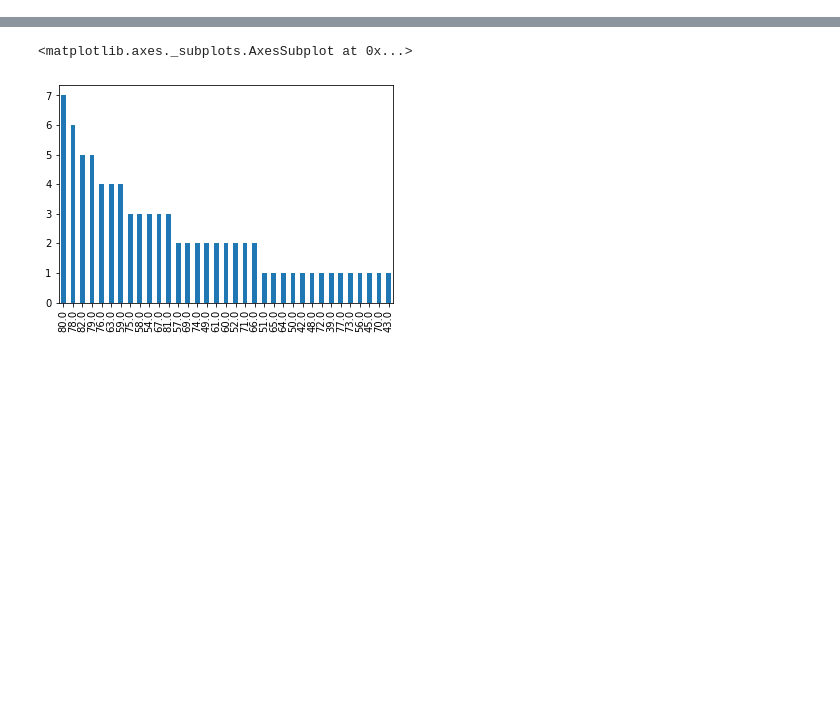
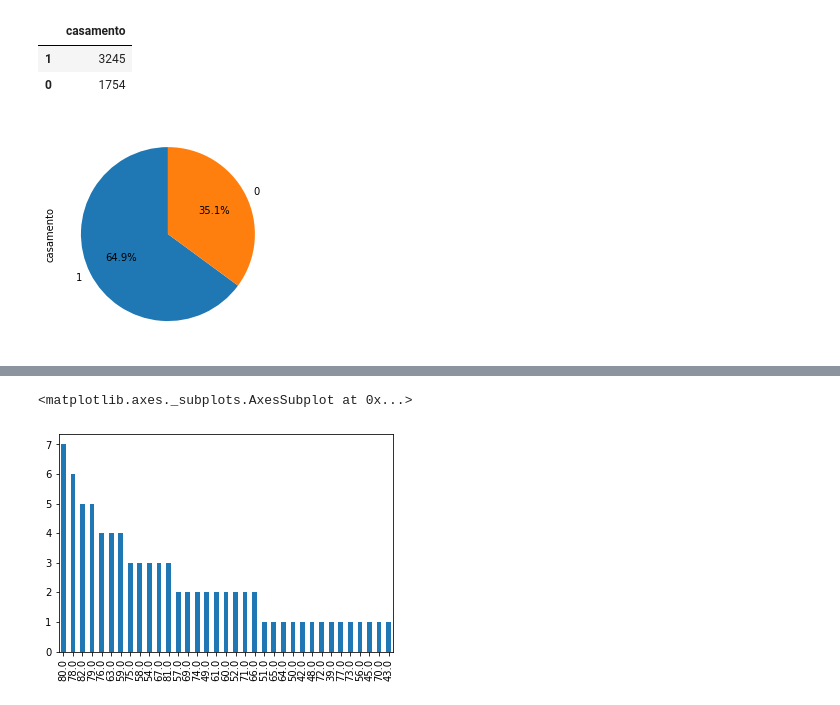
Before and after one commit to brulilika/TCC, a Jupyter notebook: Estudo.ipynb, the cells around one changed output, grey strips where cells are left out. Drawn from its saved outputs; the diff is of its cells as text; code cells hidden in the pictures; blank space fills up the shorter version.

```diff
--- a/Estudo.ipynb
+++ b/Estudo.ipynb
@@ -9,0 +71,15 @@ data2 = pd.read_csv('Artigos/train_2v10000 - Página1.csv', sep=',')
+# %%
+def casado(x):
+    if x == 'Yes':
+        return 1
+    return 0
+#data['ever_married'].value_counts().to_frame()
+
+data['casamento'] = data['ever_married'].apply(casado)
+data['casamento'].value_counts().plot.pie(autopct='%1.1f%%',shadow=False,startangle=90)
+data['casamento'].value_counts().to_frame()
+# %% [output]
+|  | casamento |
+| 1 | 3245 |
+| 0 | 1754 |
+[figure, added]
```
Also changed, not shown: parts of 32 cells of this notebook, 1 other file.
